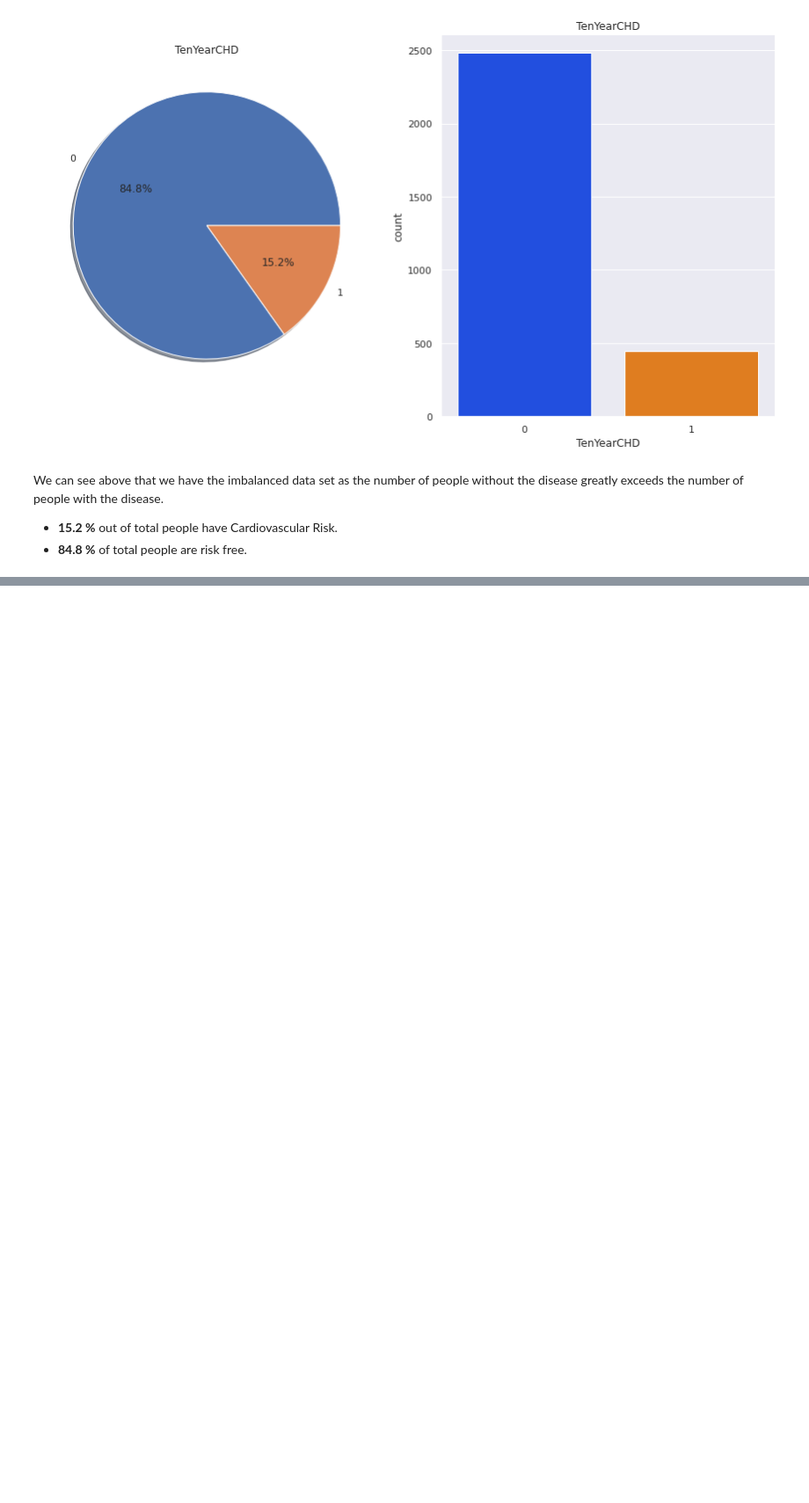
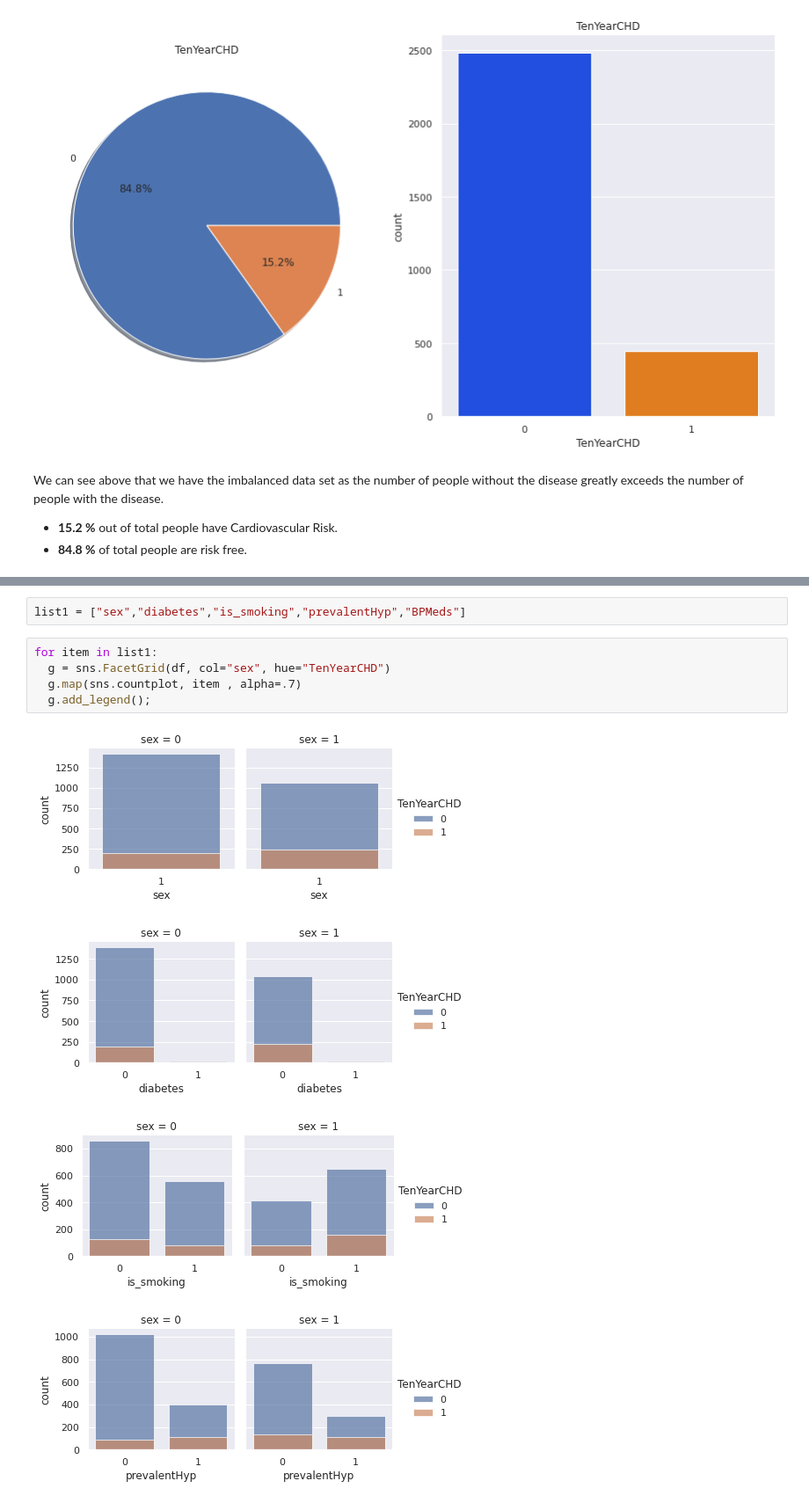
Before and after one commit to AMAN-GULERIA/Cardiovascular-Risk-Prediction, a Jupyter notebook: Cardiovascular_Risk_Prediction.ipynb, the cells around one changed output, grey strips where cells are left out. Shown at 88% size. Cells and saved outputs as stored; diff of their text form; blank space fills up the shorter version.

```diff
--- a/Cardiovascular_Risk_Prediction.ipynb
+++ b/Cardiovascular_Risk_Prediction.ipynb
@@ -403,0 +487,12 @@ We can see above that we have the imbalanced data set as the number of people wi
+# %%
+list1 = ["sex","diabetes","is_smoking","prevalentHyp","BPMeds"]
+# %%
+for item in list1:
+  g = sns.FacetGrid(df, col="sex", hue="TenYearCHD")
+  g.map(sns.countplot, item , alpha=.7)
+  g.add_legend();
+# %% [output]
+[figure, added]
+[figure, added]
+[figure, added]
+[figure, added]
```
Also changed, not shown: parts of 20 cells of this notebook.
